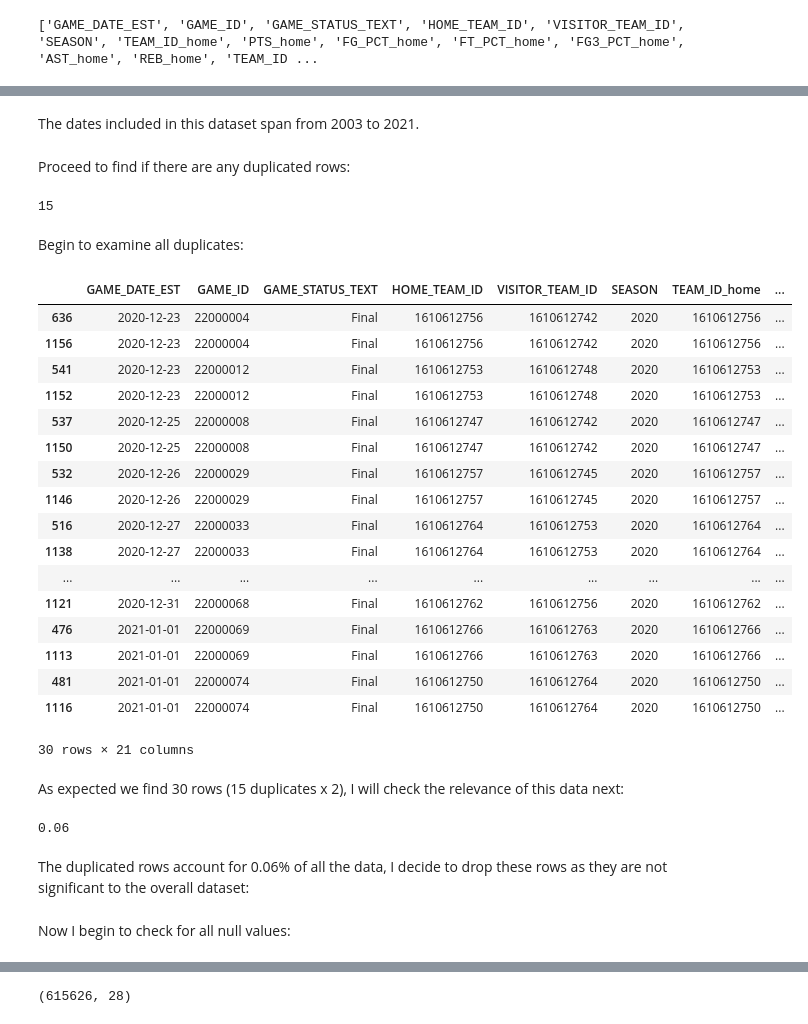
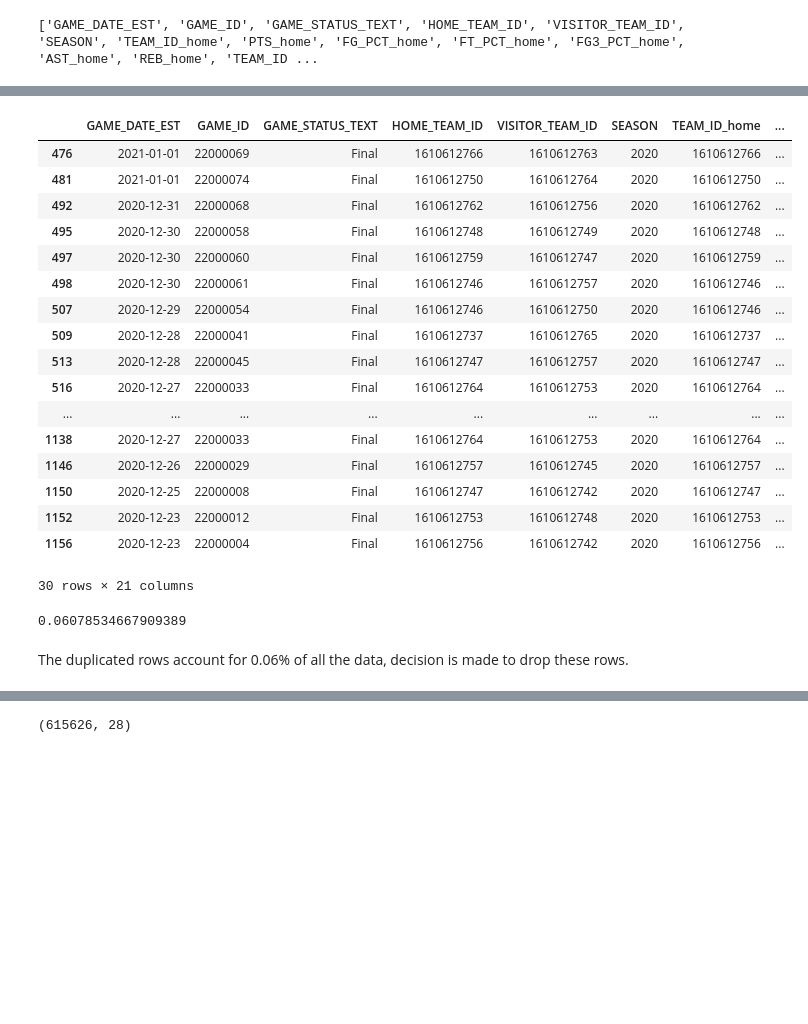
Before and after one commit to rejoctz/Capstone, a Jupyter notebook: NBA Study.ipynb, the cells around one changed output, grey strips where cells are left out. Cells and saved outputs as stored; diff of their text form; code cells hidden in the pictures; blank space fills up the shorter version.

```diff
--- a/NBA Study.ipynb
+++ b/NBA Study.ipynb
@@ -32,9 +28,10 @@ import pandas as pd
 import matplotlib.pyplot as plt
 import seaborn as sns
 import plotly.express as px
+import math
 import operator
 
-pd.options.display.float_format = "{:,.4f}".format
+pd.options.display.float_format = "{:,.2f}".format
 
 # To split the data as necessary for modelling
 from sklearn.model_selection import train_test_split
@@ -43,11 +40,13 @@ from sklearn.model_selection import train_test_split
 from sklearn.linear_model import LogisticRegression
 from sklearn.neighbors import KNeighborsClassifier
 from sklearn.tree import DecisionTreeClassifier
-from sklearn.cluster import KMeans
 
 # To get rid of logistic regression default solver warnings that appear if sklearn hasn't been updated
 import warnings
 warnings.filterwarnings('ignore')
+
+# To "pickle" things, like accuracies or even an entire fitted model
+import joblib
 
 # To try scale the data in various ways
 from sklearn.preprocessing import StandardScaler
@@ -58,4 +57,4 @@ from sklearn.decomposition import PCA
 # To check accuracy_scores and validate
 from sklearn import metrics
 from sklearn.metrics import accuracy_score
-from sklearn.metrics import silhouette_score
+from sklearn.model_selection import cross_val_score
@@ -133,42 +86,30 @@ Name: GAME_DATE_EST, dtype: object
-# %% [markdown]
-The dates included in this dataset span from 2003 to 2021.
-# %% [markdown]
-Proceed to find if there are any duplicated rows:
-# %%
-games_df.duplicated().sum() #sum of all duplicate rows
-# %% [output]
-15
-# %% [markdown]
-Begin to examine all duplicates:
 # %%
-duplicate_index = games_df.duplicated(keep=False ) #finding all the duplicate rows
-duplicates = games_df[duplicate_index] #showing all duplicate data
-duplicates.sort_values(["GAME_DATE_EST", 'GAME_ID']) #Showing all paired duplicates
+duplicate_index = games_df.duplicated(keep = False) #finding all the duplicate rows
+duplicates = games_df[duplicate_index].groupby(['GAME_ID', 'HOME_TEAM_ID']) #showing all duplicate data
+duplicates.head()
 # %% [output]
 |  | GAME_DATE_EST | GAME_ID | GAME_STATUS_TEXT | HOME_TEAM_ID | VISITOR_TEAM_ID | SEASON | TEAM_ID_home | ... |
-| 636 | 2020-12-23 | 22000004 | Final | 1610612756 | 1610612742 | 2020 | 1610612756 | ... |
+| 476 | 2021-01-01 | 22000069 | Final | 1610612766 | 1610612763 | 2020 | 1610612766 | ... |
+| 481 | 2021-01-01 | 22000074 | Final | 1610612750 | 1610612764 | 2020 | 1610612750 | ... |
+| 492 | 2020-12-31 | 22000068 | Final | 1610612762 | 1610612756 | 2020 | 1610612762 | ... |
+| 495 | 2020-12-30 | 22000058 | Final | 1610612748 | 1610612749 | 2020 | 1610612748 | ... |
+| 497 | 2020-12-30 | 22000060 | Final | 1610612759 | 1610612747 | 2020 | 1610612759 | ... |
+| 498 | 2020-12-30 | 22000061 | Final | 1610612746 | 1610612757 | 2020 | 1610612746 | ... |
+| 507 | 2020-12-29 | 22000054 | Final | 1610612746 | 1610612750 | 2020 | 1610612746 | ... |
+| 509 | 2020-12-28 | 22000041 | Final | 1610612737 | 1610612765 | 2020 | 1610612737 | ... |
+| 513 | 2020-12-28 | 22000045 | Final | 1610612747 | 1610612757 | 2020 | 1610612747 | ... |
+| 516 | 2020-12-27 | 22000033 | Final | 1610612764 | 1610612753 | 2020 | 1610612764 | ... |
+| ... | ... | ... | ... | ... | ... | ... | ... | ... |
+| 1138 | 2020-12-27 | 22000033 | Final | 1610612764 | 1610612753 | 2020 | 1610612764 | ... |
+| 1146 | 2020-12-26 | 22000029 | Final | 1610612757 | 1610612745 | 2020 | 1610612757 | ... |
+| 1150 | 2020-12-25 | 22000008 | Final | 1610612747 | 1610612742 | 2020 | 1610612747 | ... |
+| 1152 | 2020-12-23 | 22000012 | Final | 1610612753 | 1610612748 | 2020 | 1610612753 | ... |
 | 1156 | 2020-12-23 | 22000004 | Final | 1610612756 | 1610612742 | 2020 | 1610612756 | ... |
-| 541 | 2020-12-23 | 22000012 | Final | 1610612753 | 1610612748 | 2020 | 1610612753 | ... |
-| 1152 | 2020-12-23 | 22000012 | Final | 1610612753 | 1610612748 | 2020 | 1610612753 | ... |
-| 537 | 2020-12-25 | 22000008 | Final | 1610612747 | 1610612742 | 2020 | 1610612747 | ... |
-| 1150 | 2020-12-25 | 22000008 | Final | 1610612747 | 1610612742 | 2020 | 1610612747 | ... |
-| 532 | 2020-12-26 | 22000029 | Final | 1610612757 | 1610612745 | 2020 | 1610612757 | ... |
-| 1146 | 2020-12-26 | 22000029 | Final | 1610612757 | 1610612745 | 2020 | 1610612757 | ... |
-| 516 | 2020-12-27 | 22000033 | Final | 1610612764 | 1610612753 | 2020 | 1610612764 | ... |
-| 1138 | 2020-12-27 | 22000033 | Final | 1610612764 | 1610612753 | 2020 | 1610612764 | ... |
-| ... | ... | ... | ... | ... | ... | ... | ... | ... |
-| 1121 | 2020-12-31 | 22000068 | Final | 1610612762 | 1610612756 | 2020 | 1610612762 | ... |
-| 476 | 2021-01-01 | 22000069 | Final | 1610612766 | 1610612763 | 2020 | 1610612766 | ... |
-| 1113 | 2021-01-01 | 22000069 | Final | 1610612766 | 1610612763 | 2020 | 1610612766 | ... |
-| 481 | 2021-01-01 | 22000074 | Final | 1610612750 | 1610612764 | 2020 | 1610612750 | ... |
-| 1116 | 2021-01-01 | 22000074 | Final | 1610612750 | 1610612764 | 2020 | 1610612750 | ... |
 30 rows × 21 columns
-# %% [markdown]
-As expected we find 30 rows (15 duplicates x 2), I will check the relevance of this data next:
 # %%
-round(games_df.duplicated().sum()/games_df.shape[0]*100,2)
+games_df.duplicated().sum()/games_df.shape[0]*100
 # %% [output]
-0.06
+0.06078534667909389
 # %% [markdown]
-The duplicated rows account for 0.06% of all the data, I decide to drop these rows as they are not significant to the overall dataset:
+The duplicated rows account for 0.06% of all the data, decision is made to drop these rows.
 # %%
@@ -176,2 +116,0 @@ games_df.drop_duplicates(inplace=True) #drop all duplicates
-# %% [markdown]
-Now I begin to check for all null values:
```
Also changed, not shown: parts of 222 cells of this notebook, 2 other files.
